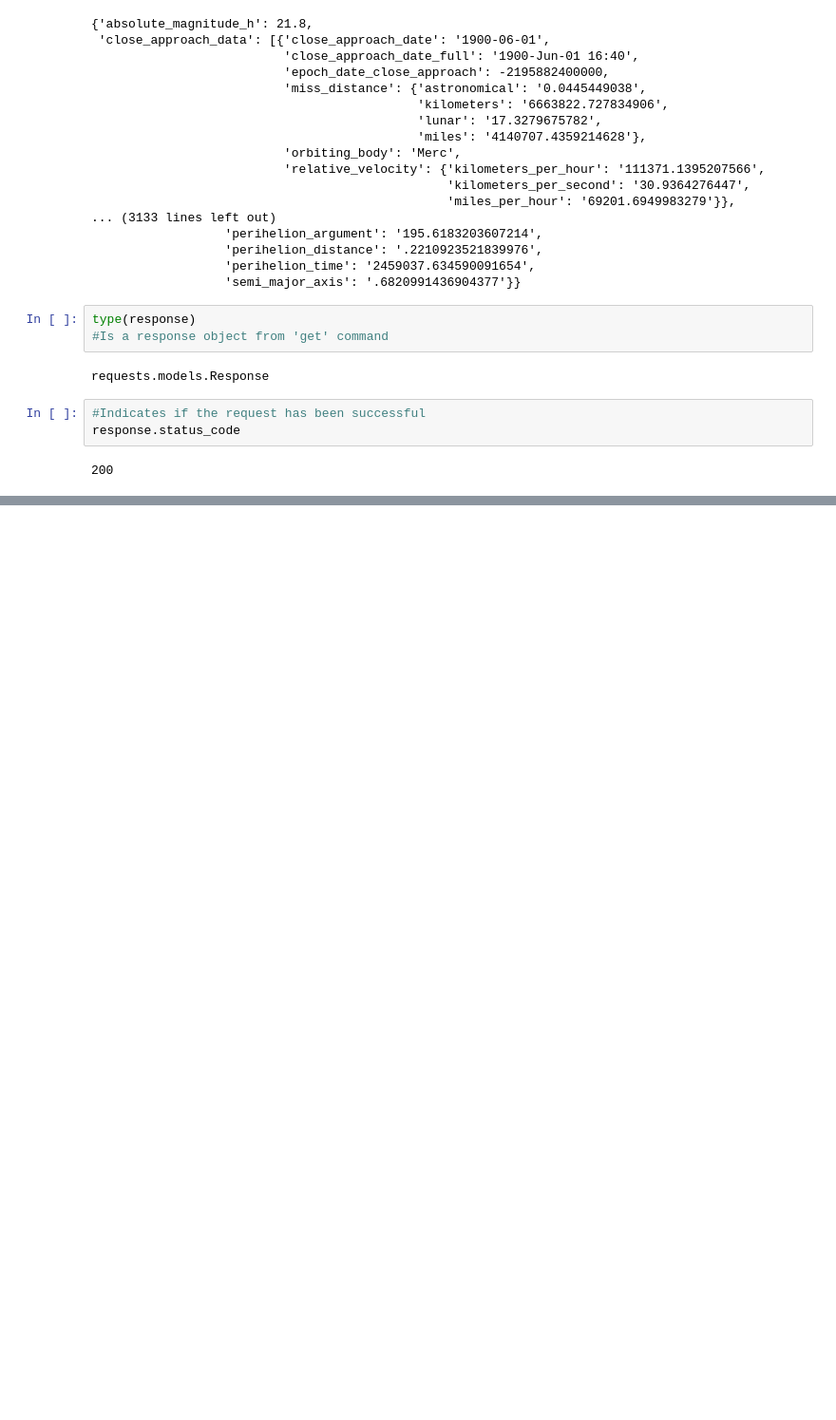
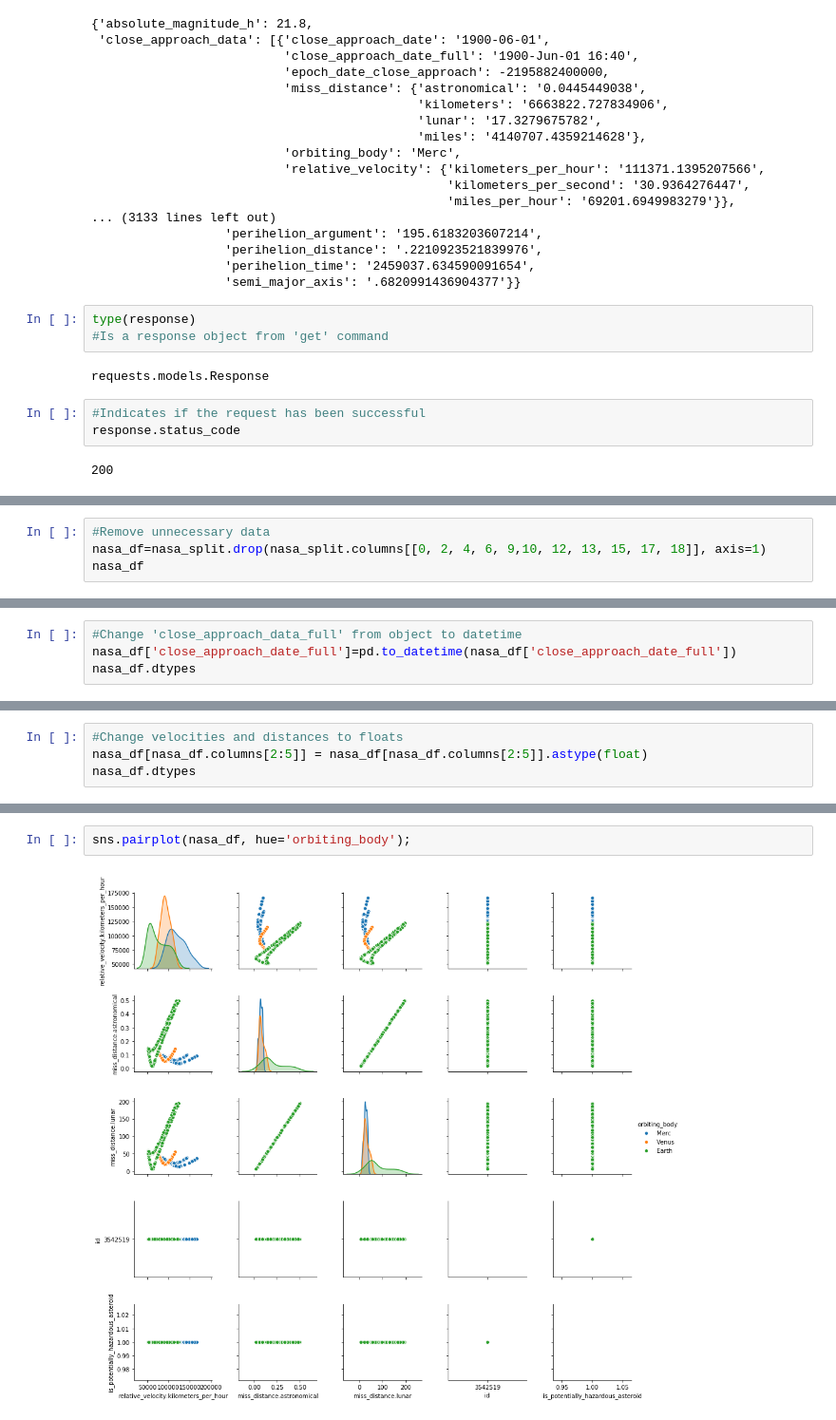
Before and after one commit to KellyWemmer/NASA-API, a Jupyter notebook: NASA Asteroid API.ipynb, the cells around one changed output, grey strips where cells are left out. Shown at 95% size. Cells and saved outputs as stored; diff of their text form; blank space fills up the shorter version.

Commit message:
Added visuals

```diff
--- a/NASA Asteroid API.ipynb
+++ b/NASA Asteroid API.ipynb
@@ -69,0 +147,4 @@ nasa_split.head(50)
+# %%
+#Remove unnecessary data
+nasa_df=nasa_split.drop(nasa_split.columns[[0, 2, 4, 6, 9,10, 12, 13, 15, 17, 18]], axis=1)
+nasa_df
@@ -69,0 +183,4 @@ nasa_split.head(50)
+# %%
+#Change 'close_approach_data_full' from object to datetime
+nasa_df['close_approach_date_full']=pd.to_datetime(nasa_df['close_approach_date_full'])
+nasa_df.dtypes
@@ -69,0 +197,4 @@ nasa_split.head(50)
+# %%
+#Change velocities and distances to floats
+nasa_df[nasa_df.columns[2:5]] = nasa_df[nasa_df.columns[2:5]].astype(float)
+nasa_df.dtypes
@@ -69,0 +227,4 @@ nasa_split.head(50)
+# %%
+sns.pairplot(nasa_df, hue='orbiting_body');
+# %% [output]
+[figure, added]
```
Also changed, not shown: parts of 19 cells of this notebook.
